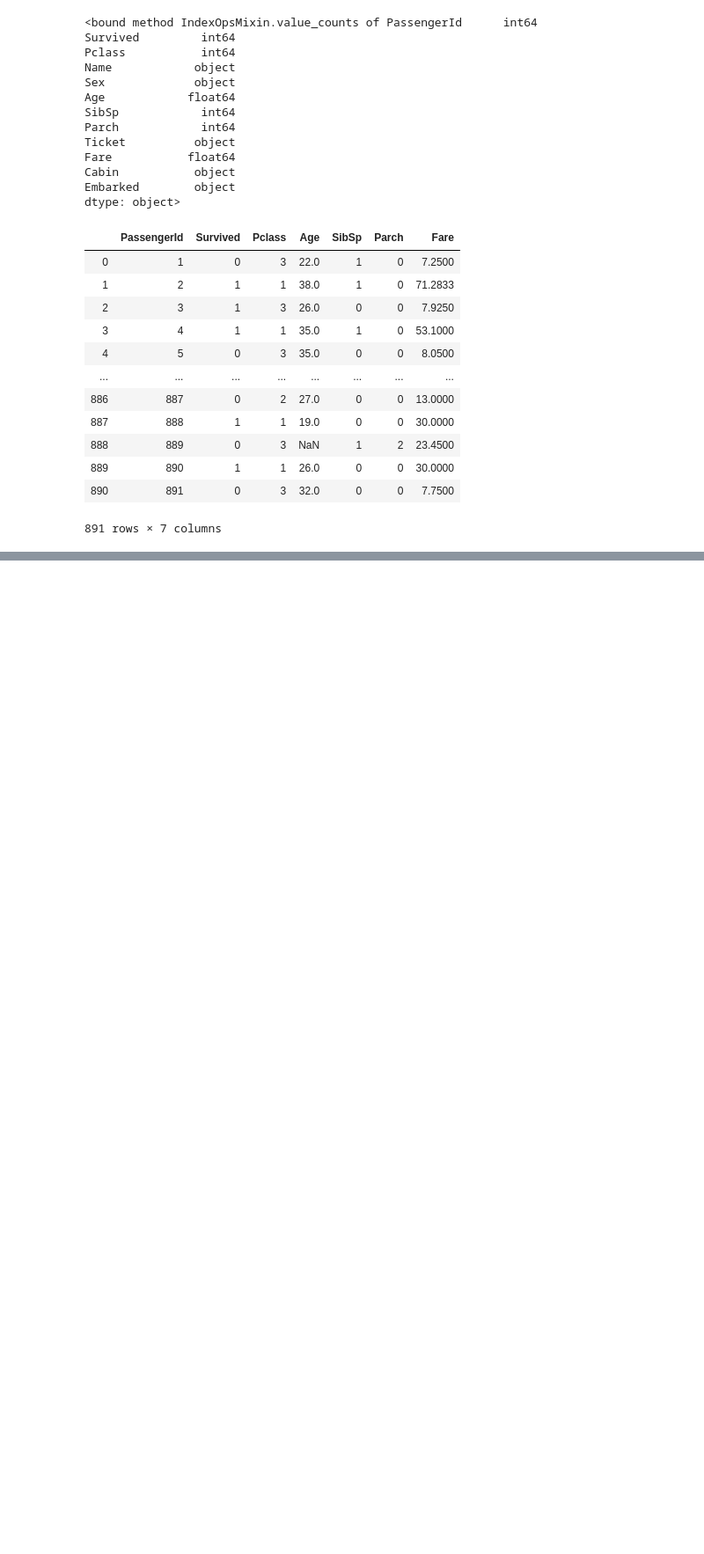
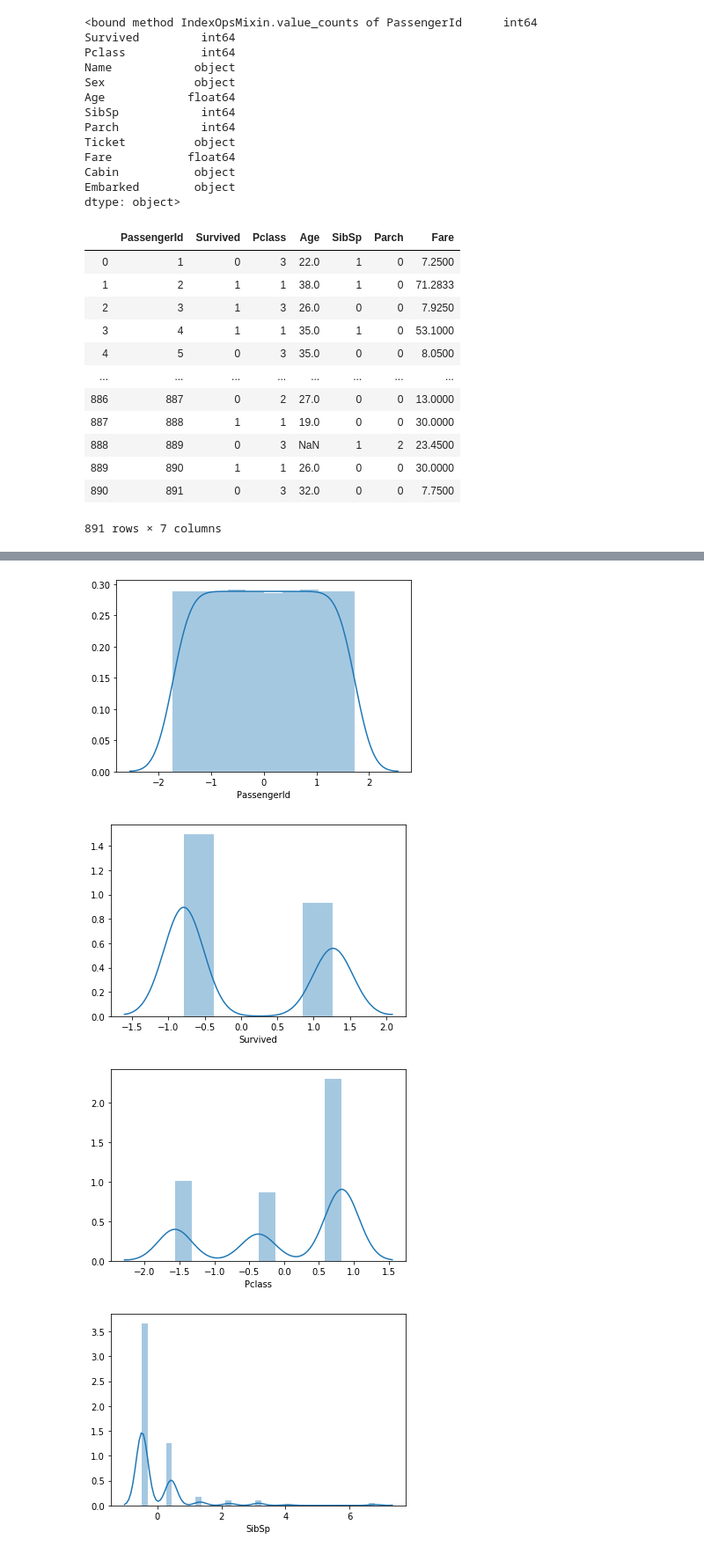
Before and after one commit to SivaLokam/supervisedlearning, a Jupyter notebook: Assignments/Pandas/Assignment on Pandas.ipynb, the cells around one changed output, grey strips where cells are left out. Shown: that part at 88% size. Saved outputs shown, nothing was run; the diff lists cells and outputs as text; code cells hidden in the pictures; blank space fills up the shorter version.

```diff
--- a/Assignments/Pandas/Assignment on Pandas.ipynb
+++ b/Assignments/Pandas/Assignment on Pandas.ipynb
@@ -225,0 +267,10 @@ titanic_normalized
+# %%
+for col in list(titanic_normalized.columns):
+    if col not in ['Age']:
+        sns.distplot(titanic_normalized[col])
+        plt.show()
+# %% [output]
+[figure, added]
+[figure, added]
+[figure, added]
+[figure, added]
```
Also changed, not shown: parts of 40 cells of this notebook, 3 other files.
